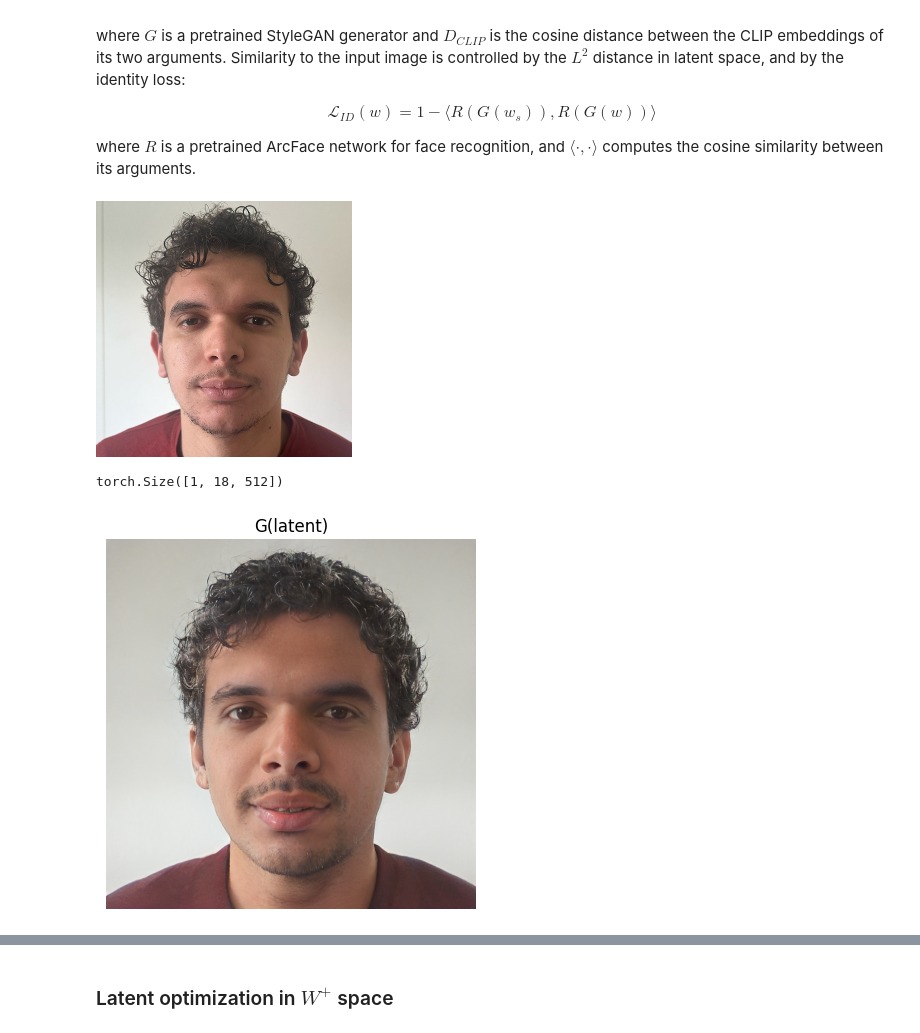
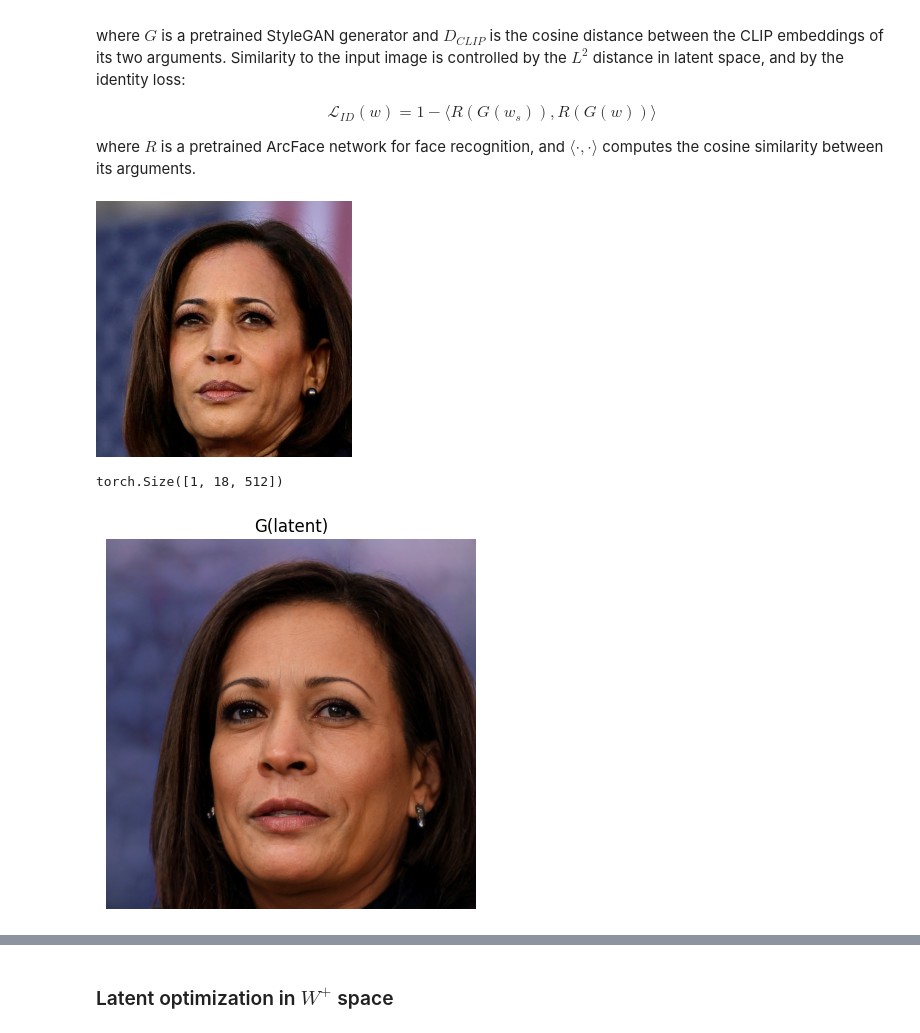
Before and after one commit to rodrigu2000/emotion_generation, a Jupyter notebook: latent_optimization_RR.ipynb, the cells around one changed output, grey strips where cells are left out. Drawn from its saved outputs; the diff is of its cells as text; code cells hidden in the pictures.

```diff
--- a/latent_optimization_RR.ipynb
+++ b/latent_optimization_RR.ipynb
@@ -75,15 +72,15 @@ where $R$ is a pretrained ArcFace network for face recognition, and $ \langle \c
 # %%
 # Define the image
 
-image_path = "input_images/hamza_neutral.JPG"
+image_path = "input_images/kamala.jpeg"
 original_image = Image.open(image_path).convert("RGB")
 image = run_alignment(image_path).resize(RESIZE_DIMS)
 
 # show the input image
 input_image = e4e_transform(image)
 image
 # %% [output]
-[figure, old version]
+[figure, new version]
 # %%
 # Save the image
 
@@ -144,7 +141,7 @@ def visualize_latent(latent, input_is_latent=True):
 
 visualize_latent_no_truncation(e4e_inverted_latent)
 # %% [output]
-[figure, old version]
+[figure, new version]
 # %%
 # Refine GAN inversion with latent optimization on w_start
 
```
Also changed, not shown: parts of 5 cells of this notebook, 1 other file.
